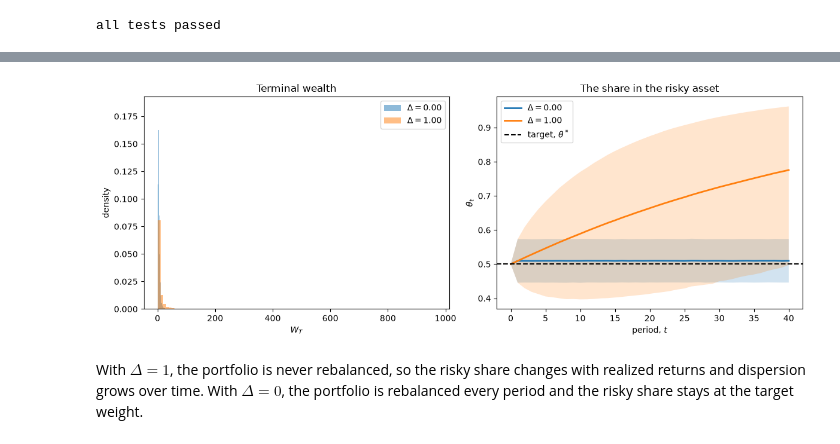
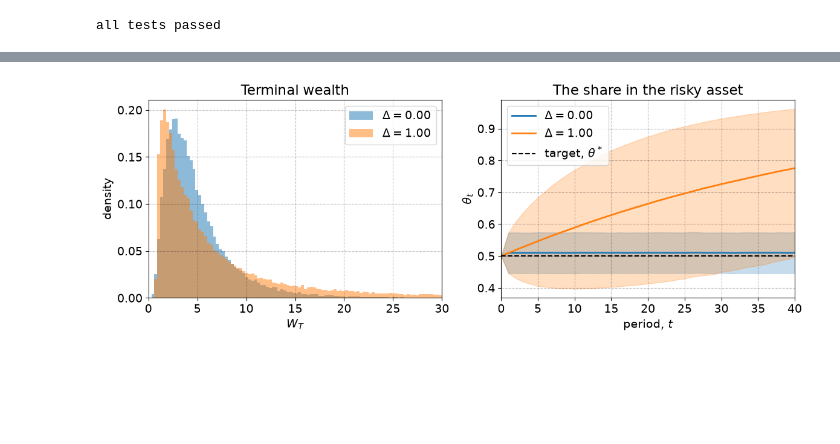
Before and after one commit to NumEconCopenhagen/projects-2025-jvb, a Jupyter notebook: 03_examproject/Examproject.ipynb, the cells around one changed output, grey strips where cells are left out. Drawn from its saved outputs; the diff is of its cells as text; code cells hidden in the pictures; blank space fills up the shorter version.

```diff
--- a/03_examproject/Examproject.ipynb
+++ b/03_examproject/Examproject.ipynb
@@ -4,12 +4,18 @@
 Import and set magics:
 # %%
 import numpy as np
+import pandas as pd
 import matplotlib.pyplot as plt
-import pandas as pd
+
+colors = plt.rcParams['axes.prop_cycle'].by_key()['color']
+plt.rcParams.update({'axes.grid':True,'grid.color':'black','grid.alpha':'0.25','grid.linestyle':'--'})
+plt.rcParams.update({'font.size':14})
 
 # autoreload modules when code is run
 %load_ext autoreload
 %autoreload 2
 
 # user written modules
-import Problem1, Problem2
+from SolowModel import SolowModelClass
+from PortfolioModel import PortfolioModelClass
+from states import STATES, REGION
@@ -445,25 +543,36 @@ all tests passed
 # %%
-models = {}
-for Delta in [0.0, 1.0]:
-    portfolio = PortfolioModelClass(tau=0.0, Delta=Delta)
-    portfolio.simulate(R)
-    portfolio.summary()
-    models[Delta] = portfolio
+def plot_two_rules(models):
 
-fig, axes = plt.subplots(1, 2, figsize=(12, 4.5))
-for Delta, portfolio in models.items():
-    axes[0].hist(portfolio.sim.W[:, -1], bins=100, density=True, alpha=0.5, label=f'$\\Delta = {Delta:.2f}$')
-    t = np.arange(par.T + 1)
-    axes[1].fill_between(t, np.percentile(portfolio.sim.theta, 10, axis=0), np.percentile(portfolio.sim.theta, 90, axis=0), alpha=0.2)
-    axes[1].plot(t, portfolio.sim.theta.mean(axis=0), lw=2, label=f'$\\Delta = {Delta:.2f}$')
-axes[0].set(title='Terminal wealth', xlabel='$W_T$', ylabel='density')
-axes[0].legend()
-axes[1].axhline(par.theta_star, ls='--', color='black', label='target, $\\theta^*$')
-axes[1].set(title='The share in the risky asset', xlabel='period, $t$', ylabel='$\\theta_t$')
-axes[1].legend()
-fig.tight_layout()
-plt.show()
+    fig = plt.figure(figsize=(12,4.5))
+
+    # a. the distribution of terminal wealth
+    ax = fig.add_subplot(1,2,1)
+    for i,(Delta,m) in enumerate(models.items()):
+        ax.hist(m.sim.W[:,-1],bins=np.linspace(0,30,101),density=True,color=colors[i],alpha=0.50,
+                label=f'$\\Delta = {Delta:.2f}$')
+    ax.set_title('Terminal wealth')
+    ax.set_xlabel('$W_T$')
+    ax.set_xlim(0,30)
+    ax.set_ylabel('density')
+    ax.legend()
+
+    # b. the share in the risky asset over time
+    ax = fig.add_subplot(1,2,2)
+    t = np.arange(models[0.0].par.T+1)
+    for i,(Delta,m) in enumerate(models.items()):
+        ax.fill_between(t,np.percentile(m.sim.theta,10,axis=0),np.percentile(m.sim.theta,90,axis=0),
+                        color=colors[i],alpha=0.25)
+        ax.plot(t,np.mean(m.sim.theta,axis=0),lw=2,color=colors[i],label=f'$\\Delta = {Delta:.2f}$')
+    ax.axhline(models[0.0].par.theta_star,ls='--',lw=1.5,color='black',label='target, $\\theta^*$')
+    ax.set_title('The share in the risky asset')
+    ax.set_xlabel('period, $t$')
+    ax.set_ylabel(r'$\theta_t$')
+    ax.set_xlim(0,models[0.0].par.T)
+    ax.legend()
+
+    fig.tight_layout()
+    plt.show()
+
+plot_two_rules(models)
 # %% [output]
-[figure, old version]
+[figure, new version]
-# %% [markdown]
-With $\Delta=1$, the portfolio is never rebalanced, so the risky share changes with realized returns and dispersion grows over time. With $\Delta=0$, the portfolio is rebalanced every period and the risky share stays at the target weight.
```
Also changed, not shown: parts of 20 cells of this notebook.
